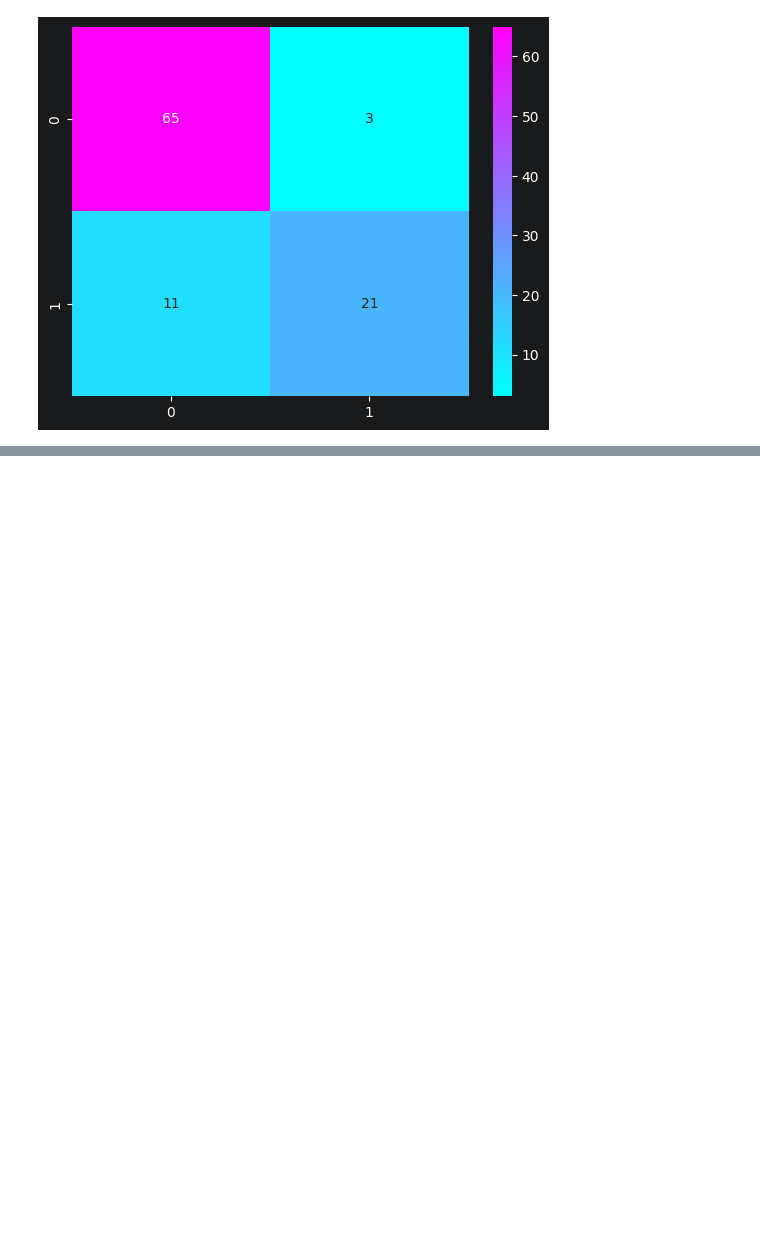
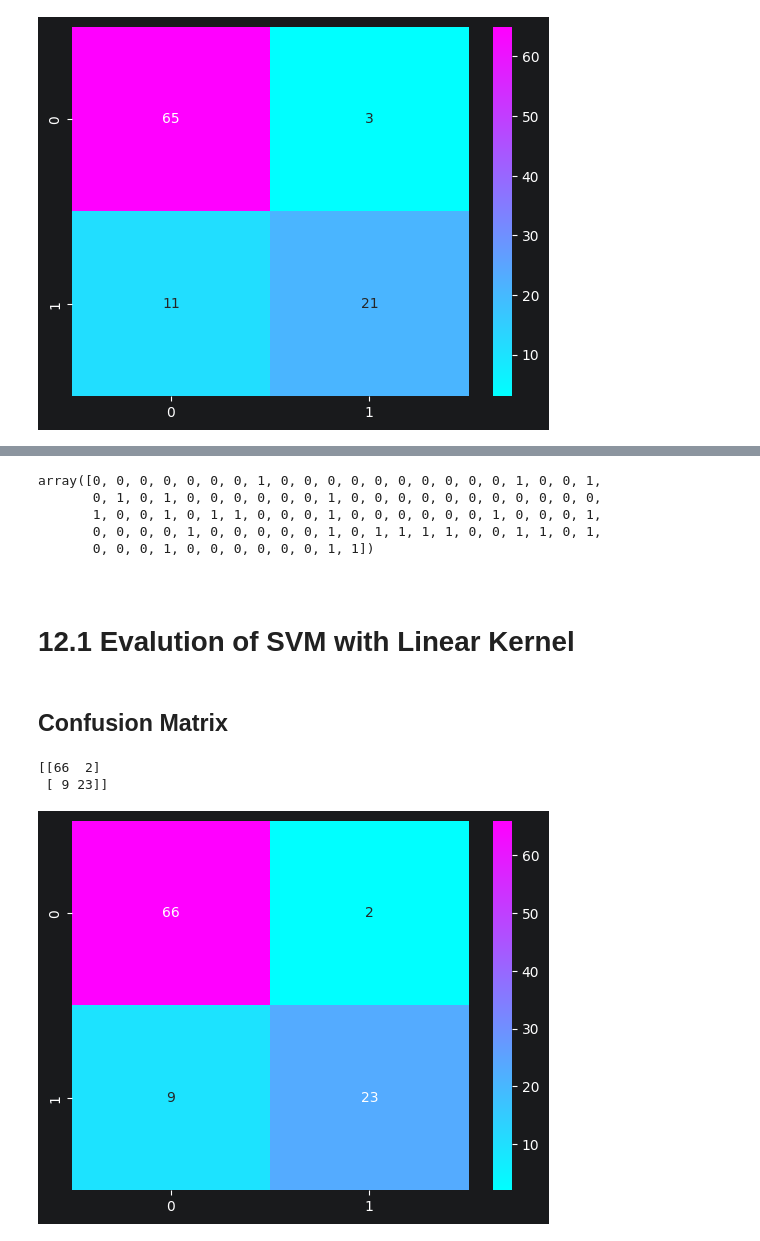
Before and after one commit to rakdav/AI, a Jupyter notebook: KNN.ipynb, the cells around one changed output, grey strips where cells are left out. Cells and saved outputs as stored; diff of their text form; code cells hidden in the pictures; blank space fills up the shorter version.

```diff
--- a/KNN.ipynb
+++ b/KNN.ipynb
@@ -182,7 +501,9 @@ Text(0, 0.5, 'Error Rate')
 # %%
-KNN2=KNeighborsClassifier(n_neighbors=35)
-KNN2.fit(X_train,y_train)
-pred2=KNN2.predict(X_test)
+knn2 = KNeighborsClassifier(n_neighbors=35)
+
+knn2.fit(X_train,y_train)
+pred2 = knn2.predict(X_test)
+
 print('WITH K=35')
 print('\n')
 print(confusion_matrix(y_test,pred2))
@@ -209,0 +583,3 @@ weighted avg       0.86      0.86      0.85       100
+# %%
+classifierLin = SVC(kernel = 'linear')
+classifierLin.fit(X_train, y_train)
@@ -209,0 +598,26 @@ weighted avg       0.86      0.86      0.85       100
+# %%
+y_pred_svc = classifierLin.predict(X_test)
+# %%
+y_pred_svc
+# %% [output]
+array([0, 0, 0, 0, 0, 0, 0, 1, 0, 0, 0, 0, 0, 0, 0, 0, 0, 0, 1, 0, 0, 1,
+       0, 1, 0, 1, 0, 0, 0, 0, 0, 0, 1, 0, 0, 0, 0, 0, 0, 0, 0, 0, 0, 0,
+       1, 0, 0, 1, 0, 1, 1, 0, 0, 0, 1, 0, 0, 0, 0, 0, 0, 1, 0, 0, 0, 1,
+       0, 0, 0, 0, 1, 0, 0, 0, 0, 0, 1, 0, 1, 1, 1, 1, 0, 0, 1, 1, 0, 1,
+       0, 0, 0, 1, 0, 0, 0, 0, 0, 0, 1, 1])
+# %% [markdown]
+<a id="12.1"></a> <br>
+# 12.1 Evalution of SVM with Linear Kernel
+# %% [markdown]
+## Confusion Matrix
+# %%
+cm2 = confusion_matrix(y_test, y_pred_svc)
+print(cm2)
+# %% [output]
+[[66  2]
+ [ 9 23]]
+# %%
+sns.heatmap(cm2, annot=True, fmt='d', cmap='cool')
+plt.show()
+# %% [output]
+[figure, added]
```
Also changed, not shown: parts of 130 cells of this notebook.
